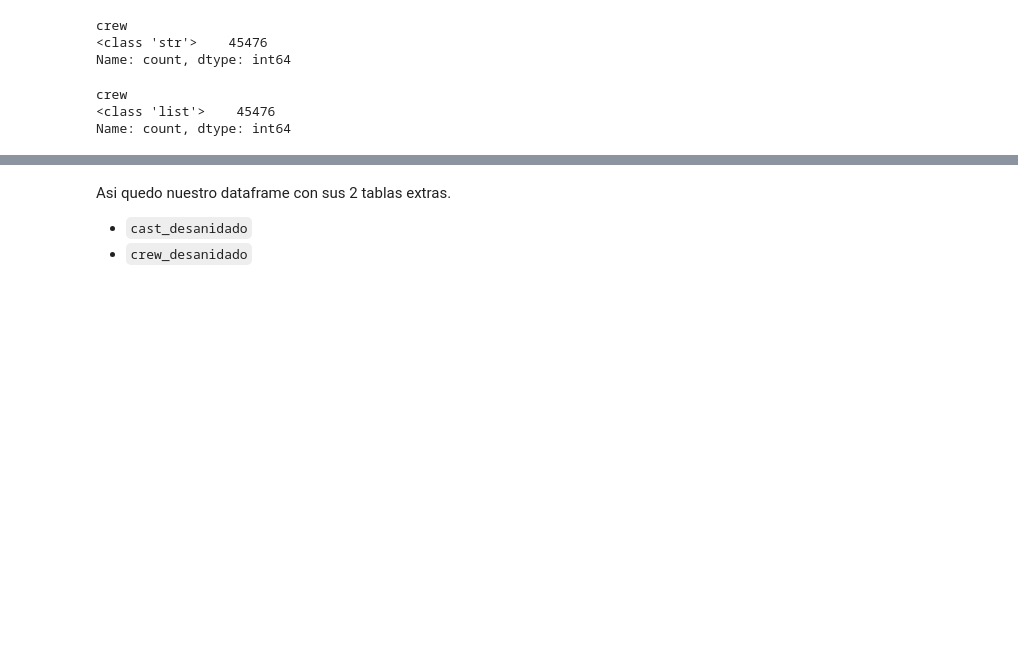
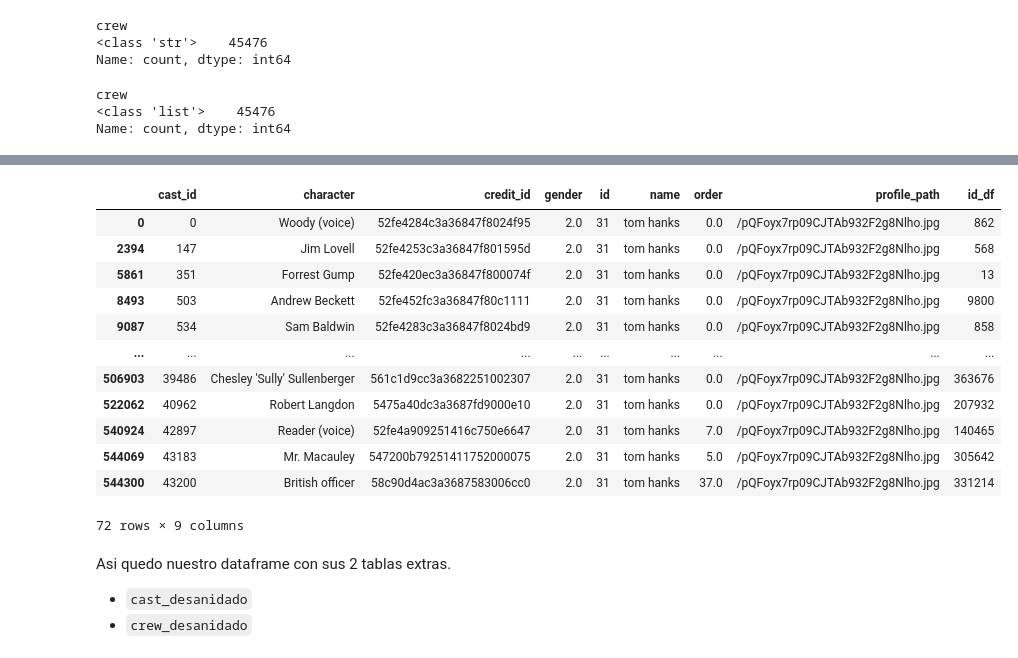
Before and after one commit to mauricioarcez/MLops, a Jupyter notebook: notebooks/etl_credits.ipynb, the cells around one changed output, grey strips where cells are left out. Cells and saved outputs as stored; diff of their text form; code cells hidden in the pictures; blank space fills up the shorter version.

```diff
--- a/notebooks/etl_credits.ipynb
+++ b/notebooks/etl_credits.ipynb
@@ -189,3 +199,25 @@ crew_desanidado = crew_desanidado.drop(index=indices_nulos)
+# %%
+# Cambiamos a minisculas las actores para que la api no diferencie entre minusculas y mayusculas.
+cast_desanidado['name'] = cast_desanidado['name'].str.lower()
+cast_desanidado['id'] = cast_desanidado['id'].astype(int)
+# %%
+filtro_actor = cast_desanidado[cast_desanidado['name'] == 'tom hanks']
+cantidad_peliculas = filtro_actor['id_df'].nunique()
+filtro_actor
+# %% [output]
+|  | cast_id | character | credit_id | gender | id | name | order | profile_path | id_df |
+| 0 | 0 | Woody (voice) | 52fe4284c3a36847f8024f95 | 2.0 | 31 | tom hanks | 0.0 | /pQFoyx7rp09CJTAb932F2g8Nlho.jpg | 862 |
+| 2394 | 147 | Jim Lovell | 52fe4253c3a36847f801595d | 2.0 | 31 | tom hanks | 0.0 | /pQFoyx7rp09CJTAb932F2g8Nlho.jpg | 568 |
+| 5861 | 351 | Forrest Gump | 52fe420ec3a36847f800074f | 2.0 | 31 | tom hanks | 0.0 | /pQFoyx7rp09CJTAb932F2g8Nlho.jpg | 13 |
+| 8493 | 503 | Andrew Beckett | 52fe452fc3a36847f80c1111 | 2.0 | 31 | tom hanks | 0.0 | /pQFoyx7rp09CJTAb932F2g8Nlho.jpg | 9800 |
+| 9087 | 534 | Sam Baldwin | 52fe4283c3a36847f8024bd9 | 2.0 | 31 | tom hanks | 0.0 | /pQFoyx7rp09CJTAb932F2g8Nlho.jpg | 858 |
+| ... | ... | ... | ... | ... | ... | ... | ... | ... | ... |
+| 506903 | 39486 | Chesley 'Sully' Sullenberger | 561c1d9cc3a3682251002307 | 2.0 | 31 | tom hanks | 0.0 | /pQFoyx7rp09CJTAb932F2g8Nlho.jpg | 363676 |
+| 522062 | 40962 | Robert Langdon | 5475a40dc3a3687fd9000e10 | 2.0 | 31 | tom hanks | 0.0 | /pQFoyx7rp09CJTAb932F2g8Nlho.jpg | 207932 |
+| 540924 | 42897 | Reader (voice) | 52fe4a909251416c750e6647 | 2.0 | 31 | tom hanks | 7.0 | /pQFoyx7rp09CJTAb932F2g8Nlho.jpg | 140465 |
+| 544069 | 43183 | Mr. Macauley | 547200b79251411752000075 | 2.0 | 31 | tom hanks | 5.0 | /pQFoyx7rp09CJTAb932F2g8Nlho.jpg | 305642 |
+| 544300 | 43200 | British officer | 58c90d4ac3a3687583006cc0 | 2.0 | 31 | tom hanks | 37.0 | /pQFoyx7rp09CJTAb932F2g8Nlho.jpg | 331214 |
+72 rows × 9 columns
 # %% [markdown]
 Asi quedo nuestro dataframe con sus 2 tablas extras.
 
```
Also changed, not shown: parts of 11 cells of this notebook, 9 other files.
